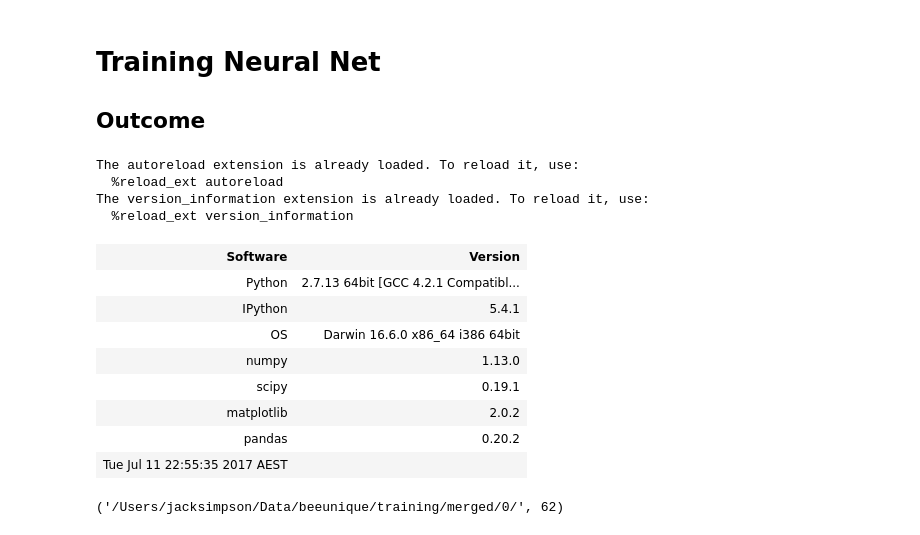
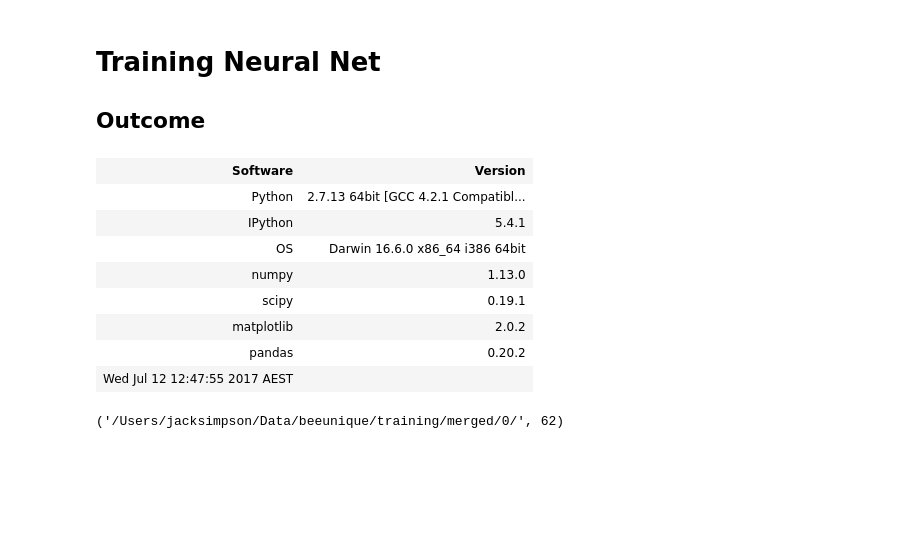
Before and after one commit to jackbrucesimpson/Notebooks, a Jupyter notebook: beeunique/2017-07-11-training-nn.ipynb, the cells around one changed output. Drawn from its saved outputs; the diff is of its cells as text; code cells hidden in the pictures; blank space fills up the shorter version.

```diff
--- a/beeunique/2017-07-11-training-nn.ipynb
+++ b/beeunique/2017-07-11-training-nn.ipynb
@@ -5,27 +5,23 @@
 # %%
 %matplotlib inline
 from pylab import rcParams
-rcParams['figure.figsize'] = 20, 16
+rcParams['figure.figsize'] = 12, 6
 
 %load_ext autoreload
 %autoreload 2
 
 %load_ext version_information
 %version_information numpy, scipy, matplotlib, pandas
 # %% [output]
-The autoreload extension is already loaded. To reload it, use:
-  %reload_ext autoreload
-The version_information extension is already loaded. To reload it, use:
-  %reload_ext version_information
 | Software | Version |
 | Python | 2.7.13 64bit [GCC 4.2.1 Compatibl... |
 | IPython | 5.4.1 |
 | OS | Darwin 16.6.0 x86_64 i386 64bit |
 | numpy | 1.13.0 |
 | scipy | 0.19.1 |
 | matplotlib | 2.0.2 |
 | pandas | 0.20.2 |
-| Tue Jul 11 22:55:35 2017 AEST |  |
+| Wed Jul 12 12:47:55 2017 AEST |  |
 # %%
 import matplotlib.pyplot as plt
 import matplotlib.cm as cm
```
Also changed, not shown: parts of 21 cells of this notebook.
